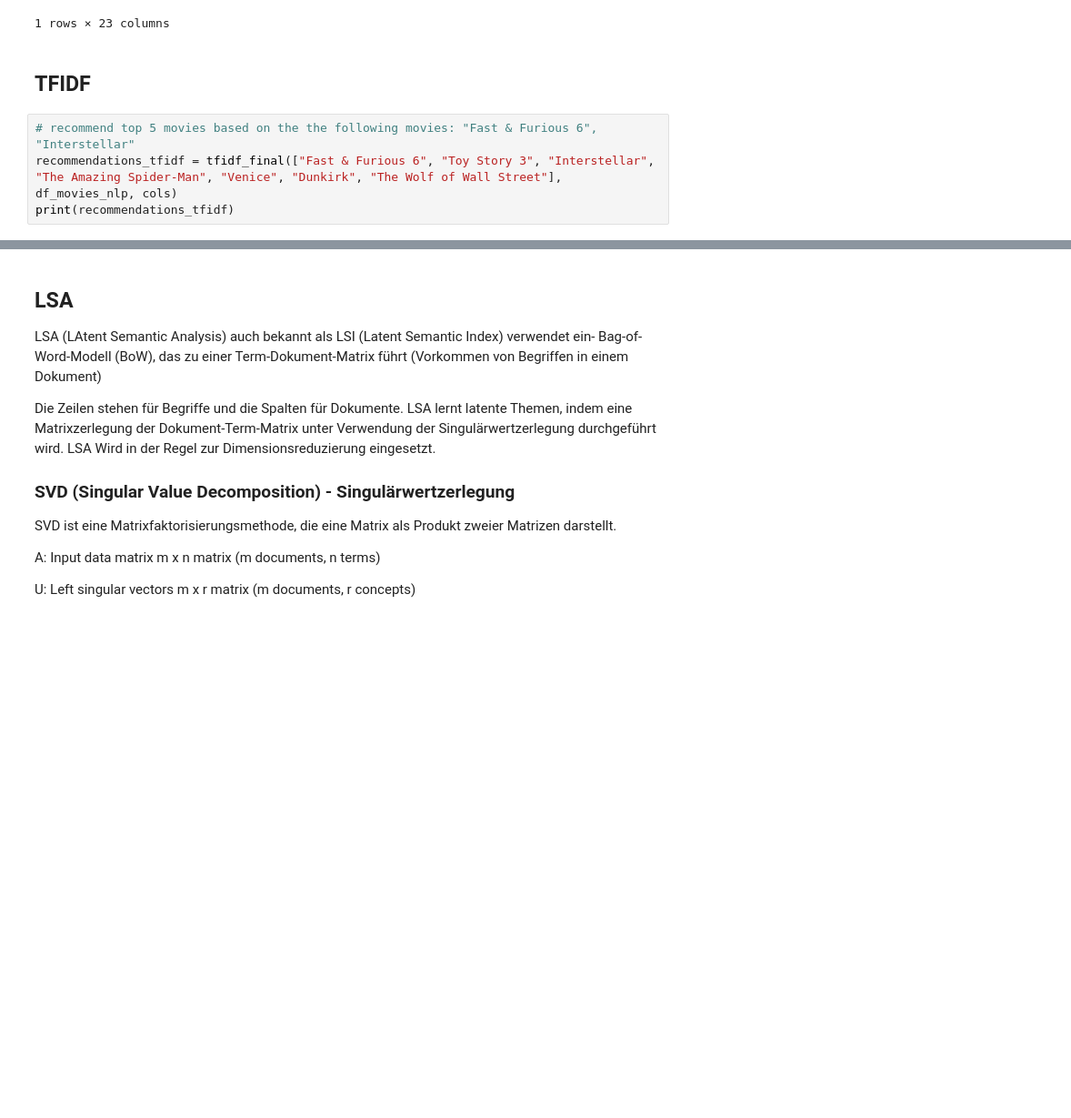
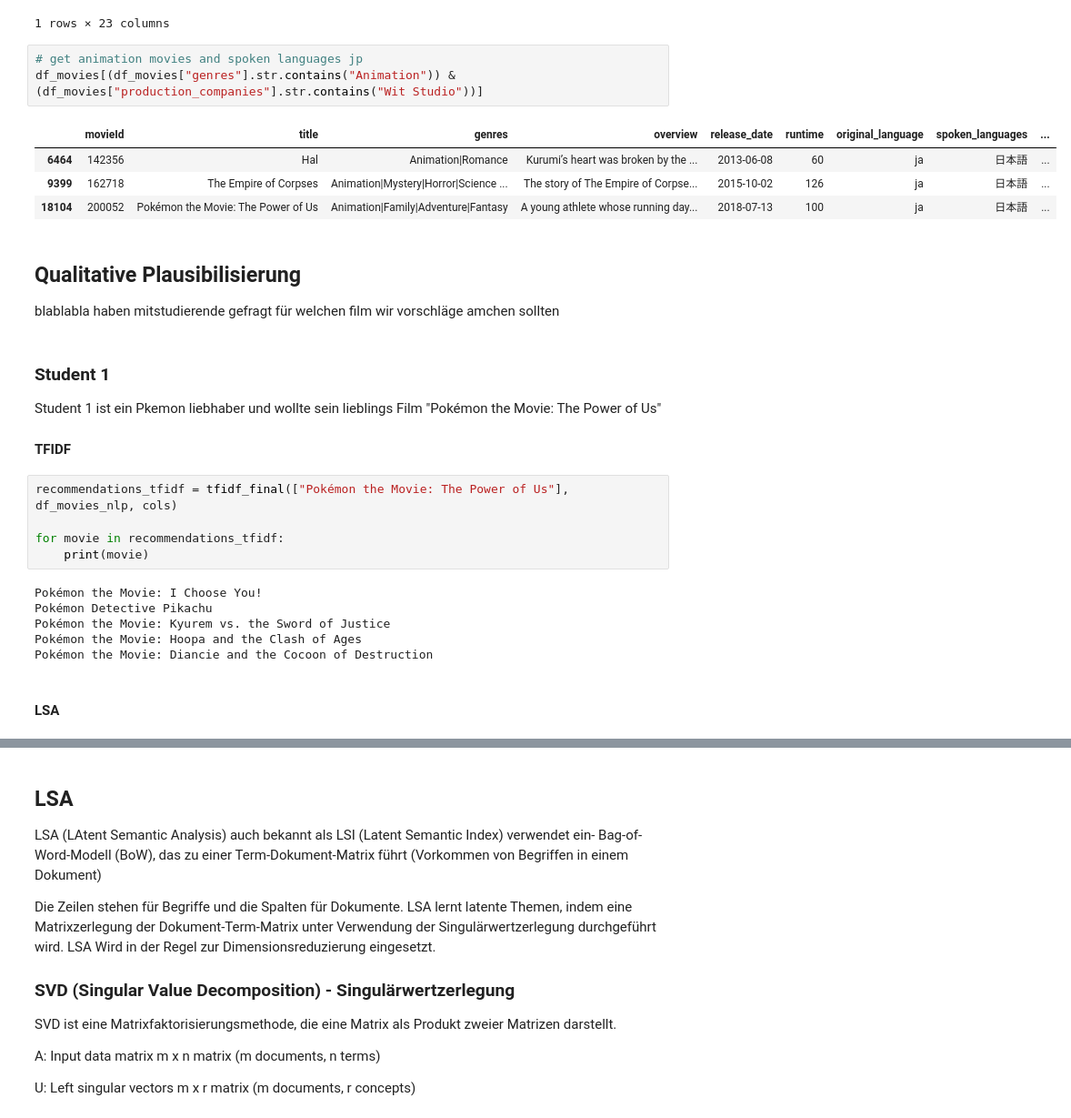
Before and after one commit to Luuzemp14/Cds1_Tinder-4-Movies, a Jupyter notebook: datawrangling.ipynb, the cells around one changed output, grey strips where cells are left out. Shown: that part at 91% size. Cells and saved outputs as stored; diff of their text form; blank space fills up the shorter version.

Commit message:
start qualitativ plausibilisierung

```diff
--- a/datawrangling.ipynb
+++ b/datawrangling.ipynb
@@ -270,9 +270,33 @@ rec[rec["movie"] == "Toy Story 3"].sort_values(by = "score_1", ascending = False
 |  | combination | movie | recommended_movie_1 | score_1 | recommended_movie_2 | score_2 | recommended_movie_3 | ... |
 | 19039 | ['new_title', 'overview', 'spoken... | Toy Story 3 | Incredibles 2 | 0.774336 | Toy Story 4 | 0.771716 | Monsters University | ... |
 1 rows × 23 columns
+# %%
+# get animation movies and spoken languages jp
+df_movies[(df_movies["genres"].str.contains("Animation")) & (df_movies["production_companies"].str.contains("Wit Studio"))]
+# %% [output]
+|  | movieId | title | genres | overview | release_date | runtime | original_language | spoken_languages | ... |
+| 6464 | 142356 | Hal | Animation|Romance | Kurumi’s heart was broken by the ... | 2013-06-08 | 60 | ja | 日本語 | ... |
+| 9399 | 162718 | The Empire of Corpses | Animation|Mystery|Horror|Science ... | The story of The Empire of Corpse... | 2015-10-02 | 126 | ja | 日本語 | ... |
+| 18104 | 200052 | Pokémon the Movie: The Power of Us | Animation|Family|Adventure|Fantasy | A young athlete whose running day... | 2018-07-13 | 100 | ja | 日本語 | ... |
+# %% [markdown]
+## Qualitative Plausibilisierung
+
+blablabla haben mitstudierende gefragt für welchen film wir vorschläge amchen sollten
 # %% [markdown]
-## TFIDF
+### Student 1
+Student 1 ist ein Pkemon liebhaber und wollte sein lieblings Film "Pokémon the Movie: The Power of Us"
+
+#### TFIDF
 # %%
-# recommend top 5 movies based on the the following movies: "Fast & Furious 6", "Interstellar"
-recommendations_tfidf = tfidf_final(["Fast & Furious 6", "Toy Story 3", "Interstellar", "The Amazing Spider-Man", "Venice", "Dunkirk", "The Wolf of Wall Street"], df_movies_nlp, cols)
-print(recommendations_tfidf)
+recommendations_tfidf = tfidf_final(["Pokémon the Movie: The Power of Us"], df_movies_nlp, cols)
+
+for movie in recommendations_tfidf:
+    print(movie)
+# %% [output]
+Pokémon the Movie: I Choose You!
+Pokémon Detective Pikachu
+Pokémon the Movie: Kyurem vs. the Sword of Justice
+Pokémon the Movie: Hoopa and the Clash of Ages
+Pokémon the Movie: Diancie and the Cocoon of Destruction
+# %% [markdown]
+#### LSA
```
Also changed, not shown: parts of 16 cells of this notebook.
